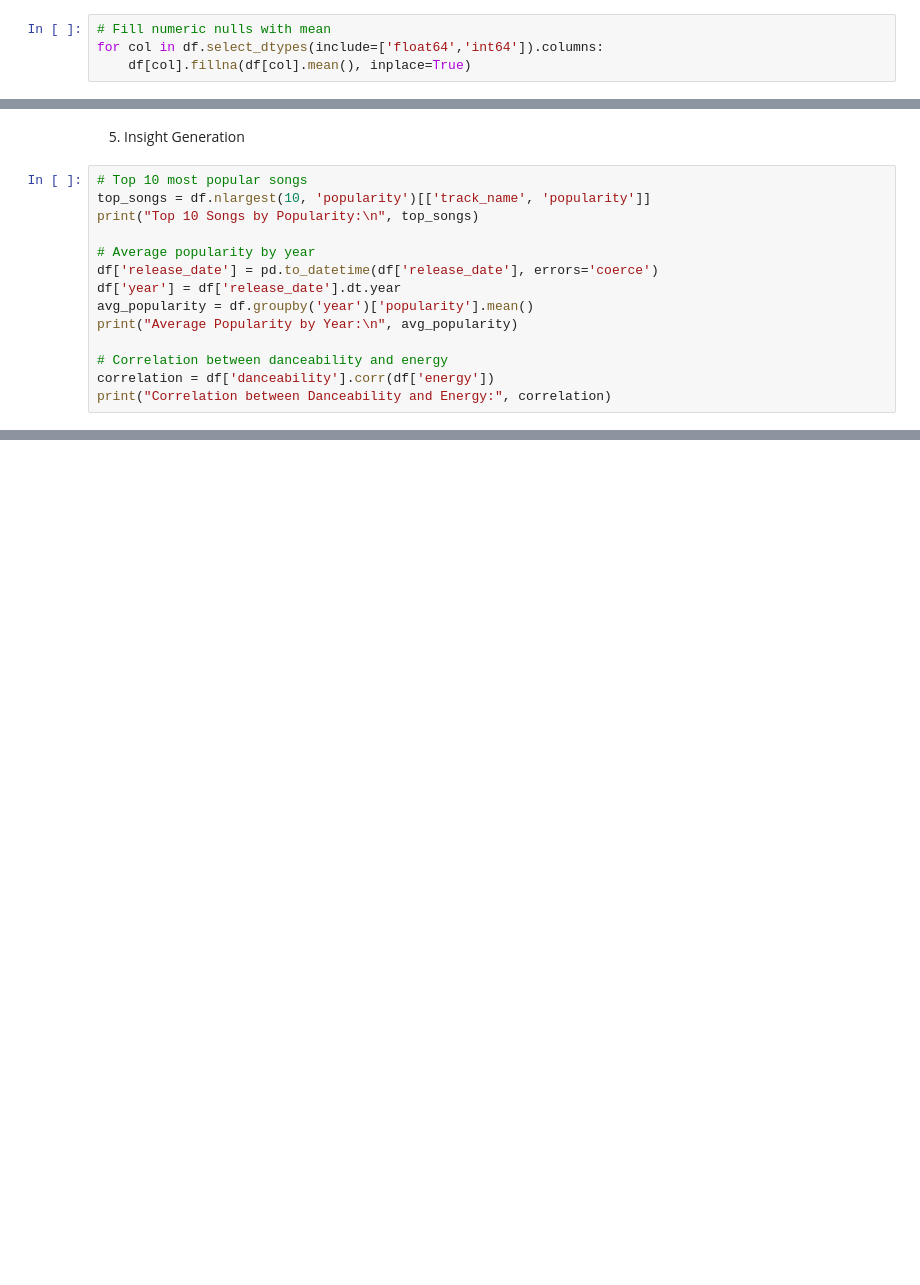
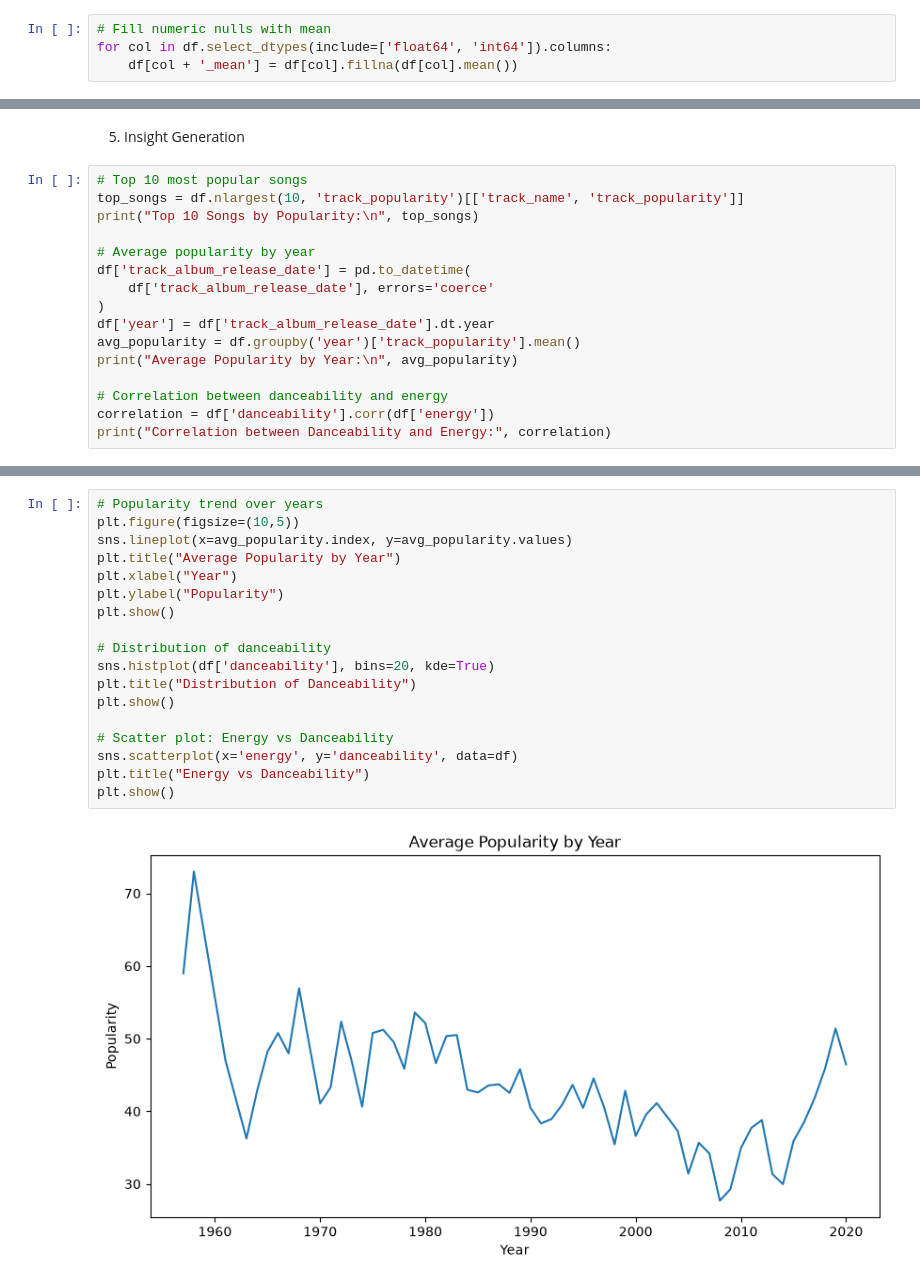
Before and after one commit to VimarshSBhandary/4SF25CI180_3A, a Jupyter notebook: milestone1.ipynb, the cells around one changed output, grey strips where cells are left out. Cells and saved outputs as stored; diff of their text form; blank space fills up the shorter version.

```diff
--- a/milestone1.ipynb
+++ b/milestone1.ipynb
@@ -73,5 +74,5 @@ df['duration_min'] = df['duration_ms'] / 60000
 4. Handling Null Values (Mean Imputation
 # %%
 # Fill numeric nulls with mean
-for col in df.select_dtypes(include=['float64','int64']).columns:
-    df[col].fillna(df[col].mean(), inplace=True)
+for col in df.select_dtypes(include=['float64', 'int64']).columns:
+    df[col + '_mean'] = df[col].fillna(df[col].mean())
@@ -87,13 +80,15 @@ See the documentation for a more detailed explanation: https://pandas.pydata.org
 5. Insight Generation
 # %%
 # Top 10 most popular songs
-top_songs = df.nlargest(10, 'popularity')[['track_name', 'popularity']]
+top_songs = df.nlargest(10, 'track_popularity')[['track_name', 'track_popularity']]
 print("Top 10 Songs by Popularity:\n", top_songs)
 
 # Average popularity by year
-df['release_date'] = pd.to_datetime(df['release_date'], errors='coerce')
-df['year'] = df['release_date'].dt.year
-avg_popularity = df.groupby('year')['popularity'].mean()
+df['track_album_release_date'] = pd.to_datetime(
+    df['track_album_release_date'], errors='coerce'
+)
+df['year'] = df['track_album_release_date'].dt.year
+avg_popularity = df.groupby('year')['track_popularity'].mean()
 print("Average Popularity by Year:\n", avg_popularity)
 
 # Correlation between danceability and energy
@@ -103,0 +117,20 @@ KeyError: 'popularity'
+# %%
+# Popularity trend over years
+plt.figure(figsize=(10,5))
+sns.lineplot(x=avg_popularity.index, y=avg_popularity.values)
+plt.title("Average Popularity by Year")
+plt.xlabel("Year")
+plt.ylabel("Popularity")
+plt.show()
+
+# Distribution of danceability
+sns.histplot(df['danceability'], bins=20, kde=True)
+plt.title("Distribution of Danceability")
+plt.show()
+
+# Scatter plot: Energy vs Danceability
+sns.scatterplot(x='energy', y='danceability', data=df)
+plt.title("Energy vs Danceability")
+plt.show()
+# %% [output]
+[figure, added]
```
Also changed, not shown: parts of 6 cells of this notebook, 1 other file.
